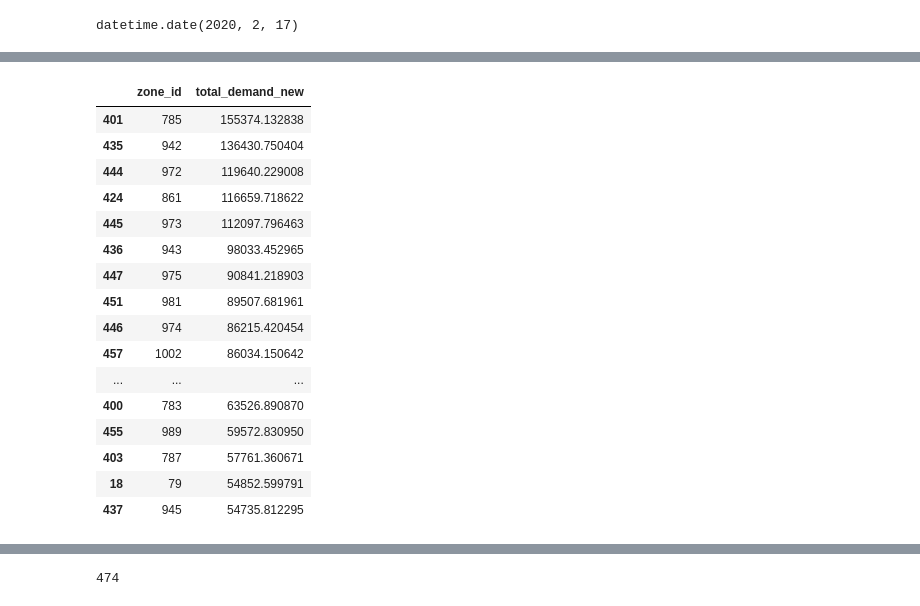
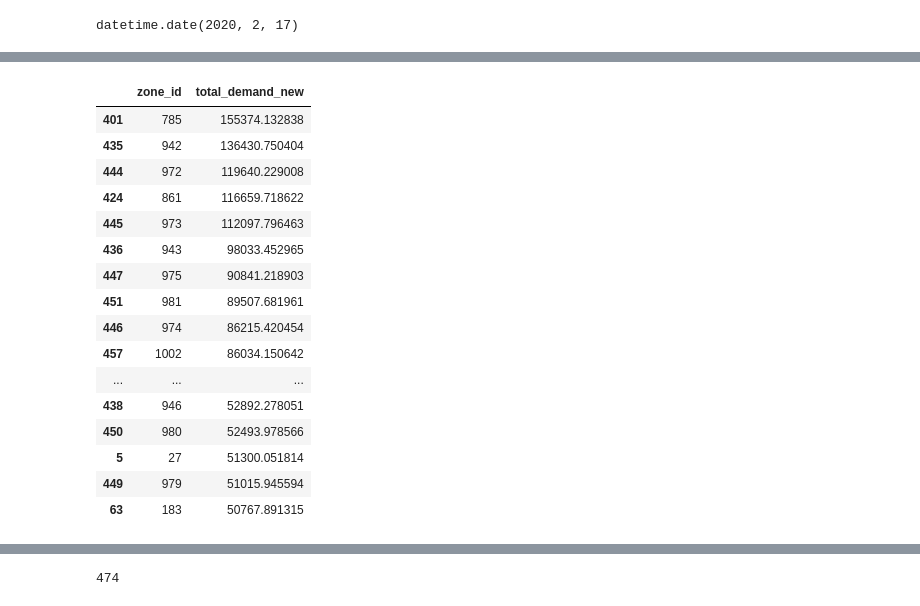
Before and after one commit to soreasy/bayesian_hierarchical_models, a Jupyter notebook: Bayesian Holt-Winters - Backtesting.ipynb, the cells around one changed output, grey strips where cells are left out. Cells and saved outputs as stored; diff of their text form; code cells hidden in the pictures.

```diff
--- a/Bayesian Holt-Winters - Backtesting.ipynb
+++ b/Bayesian Holt-Winters - Backtesting.ipynb
@@ -13,7 +13,8 @@ import matplotlib.pyplot as plt
 import matplotlib.style as style
 style.use('ggplot')
 # %%
-df = pd.read_csv('weekly_dmd.csv')
+# df = pd.read_csv('weekly_dmd.csv')
+df = pd.read_csv('weekly_dmd_new.csv')
 df['date'] = pd.to_datetime(df.date).apply(lambda x: x.date())
 df = df.set_index(df.date)
 df.index.rename('date_idx', inplace=True)
@@ -767,24 +781,24 @@ df_prep.loc[(df_prep.date >= covid_start_idx - timedelta(weeks=3))&(df_prep.zone
 | 2021-02-22 | 1 | 2021-02-22 | 4341.802063 | 4399.044636 | 4467.326973 | 4490.063778 | ... |
 # %%
 recent_dmd_by_zone = df.loc[df.date >= date(2021,3,1)].groupby('zone_id').total_demand_new.sum().reset_index()
-recent_dmd_by_zone.sort_values('total_demand_new', ascending=False).head(20)
+recent_dmd_by_zone.sort_values('total_demand_new', ascending=False).head(25)
 # %% [output]
 |  | zone_id | total_demand_new |
 | 401 | 785 | 155374.132838 |
 | 435 | 942 | 136430.750404 |
 | 444 | 972 | 119640.229008 |
 | 424 | 861 | 116659.718622 |
 | 445 | 973 | 112097.796463 |
 | 436 | 943 | 98033.452965 |
 | 447 | 975 | 90841.218903 |
 | 451 | 981 | 89507.681961 |
 | 446 | 974 | 86215.420454 |
 | 457 | 1002 | 86034.150642 |
 | ... | ... | ... |
-| 400 | 783 | 63526.890870 |
-| 455 | 989 | 59572.830950 |
-| 403 | 787 | 57761.360671 |
-| 18 | 79 | 54852.599791 |
-| 437 | 945 | 54735.812295 |
+| 438 | 946 | 52892.278051 |
+| 450 | 980 | 52493.978566 |
+| 5 | 27 | 51300.051814 |
+| 449 | 979 | 51015.945594 |
+| 63 | 183 | 50767.891315 |
 # %%
 zz = recent_dmd_by_zone.sort_values('total_demand_new', ascending=False).head(20).zone_id.tolist()
```
Also changed, not shown: parts of 69 cells of this notebook, 2 other files.
